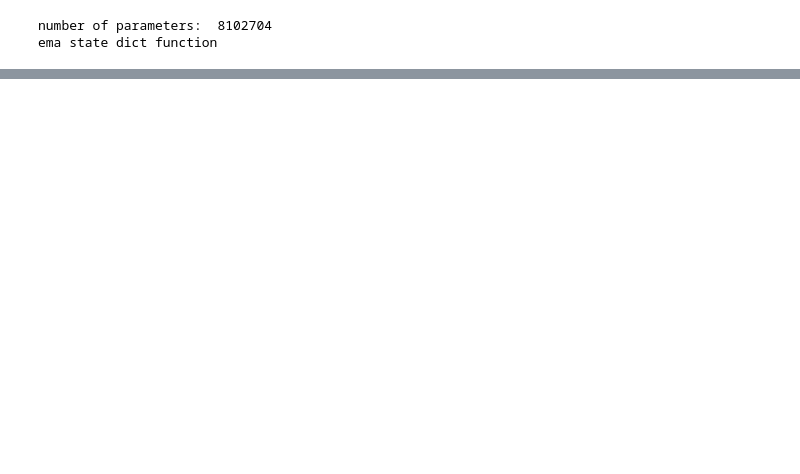
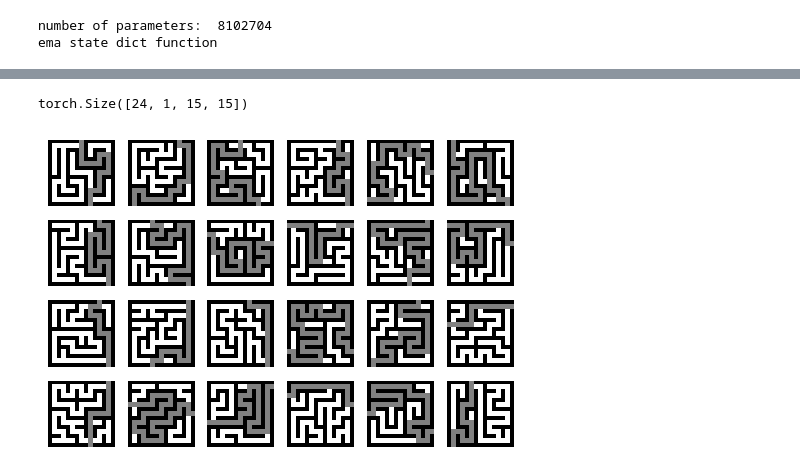
Before and after one commit to paulffm/Continuous-Time-Diffusion-Models-for-Discrete-Data, a Jupyter notebook: ContTimeDiscreteSpace/TAUnSDDM/eval_maze.ipynb, the cells around one changed output, grey strips where cells are left out. Saved outputs shown, nothing was run; the diff lists cells and outputs as text; code cells hidden in the pictures; blank space fills up the shorter version.

Commit message:
plot and train update

```diff
--- a/ContTimeDiscreteSpace/TAUnSDDM/eval_maze.ipynb
+++ b/ContTimeDiscreteSpace/TAUnSDDM/eval_maze.ipynb
@@ -532,3 +547,34 @@ plt.xticks(steps_plot, steps_plot)
 plt.yticks(steps_y, steps_y)
 plt.savefig('mmd_plot_first20_worejection_tau.pdf', bbox_inches="tight", transparent=True, bbox_extra_artists=[plt.xlabel('$\\tau$', fontsize=13)], pad_inches=0.03)
 plt.show()
+# %%
+plot_number = 24
+cfg.data.name = 'Maze3SComplete'
+cfg.data.batch_size = plot_number
+
+if cfg.data.name == 'Maze3SComplete':
+    limit = cfg.data.batch_size
+    cfg.data.limit = limit
+
+dataset = dataset_utils.get_dataset(cfg, device)
+dataloader = torch.utils.data.DataLoader(dataset,
+    batch_size=cfg.data.batch_size,
+    shuffle=cfg.data.shuffle)
+
+
+for true_data in dataloader:
+    print(true_data.shape)
+true_data = true_data.cpu().numpy()
+fig = plt.figure(figsize=(6, 4))
+for i in range(plot_number):
+    plt.subplot(int(4), int(6), 1 + i)
+    plt.axis("off")
+    plt.imshow(np.transpose(true_data[i, ...], (1,2,0)), cmap="gray")
+
+# saving_train_path
+plt.savefig('mazed_data.pdf', bbox_inches="tight", transparent=True, pad_inches=0.03)
+plt.show()
+plt.close()
+# %% [output]
+torch.Size([24, 1, 15, 15])
+[figure, added]
```
Also changed, not shown: parts of 3 cells of this notebook, 6 other files.
